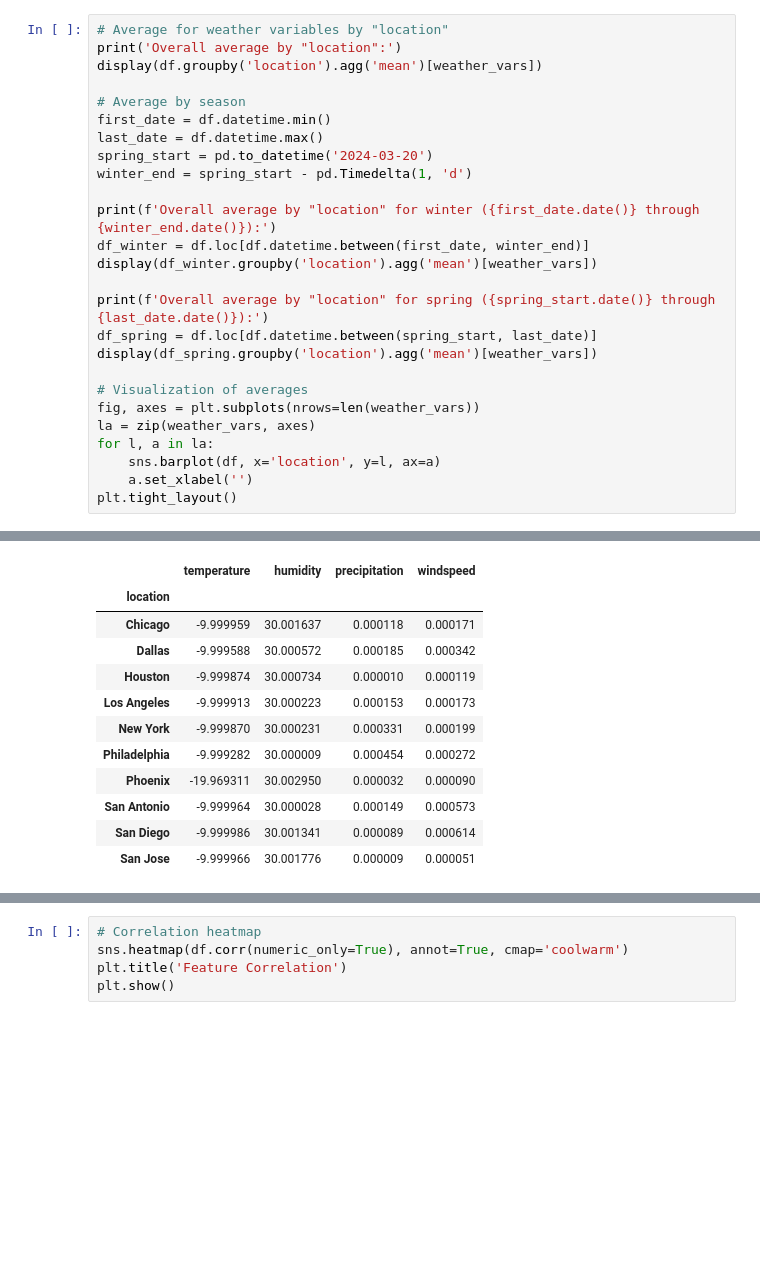
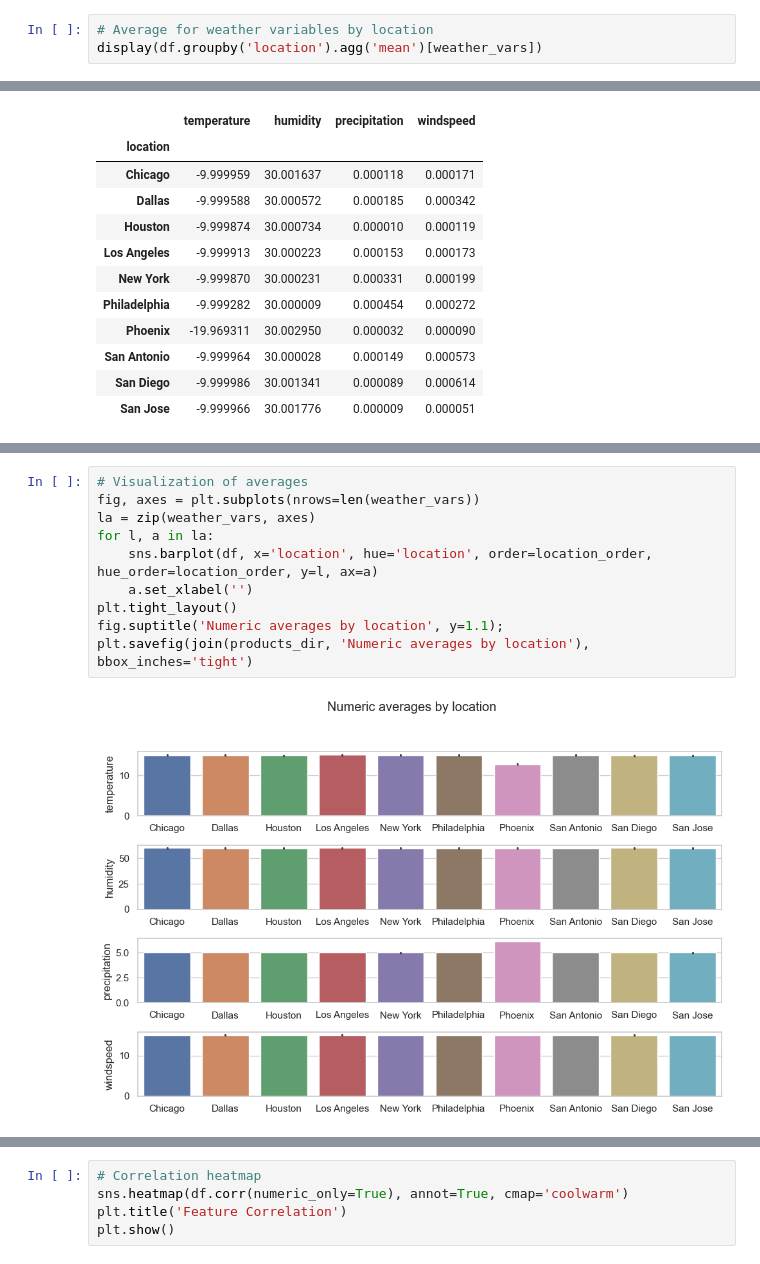
Before and after one commit to kozmik-moore/simple-weather-analysis, a Jupyter notebook: code/notebook.ipynb, the cells around one changed output, grey strips where cells are left out. Saved outputs shown, nothing was run; the diff lists cells and outputs as text; blank space fills up the shorter version.

```diff
--- a/code/notebook.ipynb
+++ b/code/notebook.ipynb
@@ -238,27 +229,4 @@ Phoenix is the odd one out, possessing many values below -10 degrees and many va
 # %%
-# Average for weather variables by "location"
-print('Overall average by "location":')
+# Average for weather variables by location
 display(df.groupby('location').agg('mean')[weather_vars])
-
-# Average by season
-first_date = df.datetime.min()
-last_date = df.datetime.max()
-spring_start = pd.to_datetime('2024-03-20')
-winter_end = spring_start - pd.Timedelta(1, 'd')
-
-print(f'Overall average by "location" for winter ({first_date.date()} through {winter_end.date()}):')
-df_winter = df.loc[df.datetime.between(first_date, winter_end)]
-display(df_winter.groupby('location').agg('mean')[weather_vars])
-
-print(f'Overall average by "location" for spring ({spring_start.date()} through {last_date.date()}):')
-df_spring = df.loc[df.datetime.between(spring_start, last_date)]
-display(df_spring.groupby('location').agg('mean')[weather_vars])
-
-# Visualization of averages
-fig, axes = plt.subplots(nrows=len(weather_vars))
-la = zip(weather_vars, axes)
-for l, a in la:
-    sns.barplot(df, x='location', y=l, ax=a)
-    a.set_xlabel('')
-plt.tight_layout()
 # %% [output]
@@ -340 +319,13 @@ Minimums:
+# %%
+# Visualization of averages
+fig, axes = plt.subplots(nrows=len(weather_vars))
+la = zip(weather_vars, axes)
+for l, a in la:
+    sns.barplot(df, x='location', hue='location', order=location_order, hue_order=location_order, y=l, ax=a)
+    a.set_xlabel('')
+plt.tight_layout()
+fig.suptitle('Numeric averages by location', y=1.1);
+plt.savefig(join(products_dir, 'Numeric averages by location'), bbox_inches='tight')
+# %% [output]
+[figure, added]
 # %%
```
Also changed, not shown: parts of 13 cells of this notebook, 9 other files.
